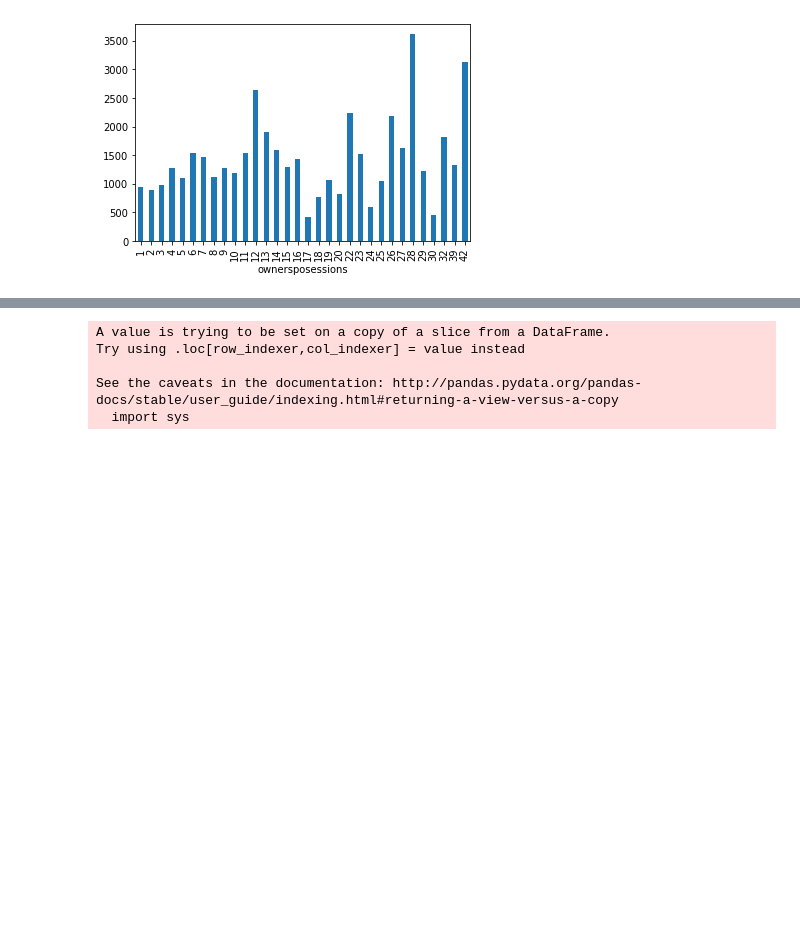
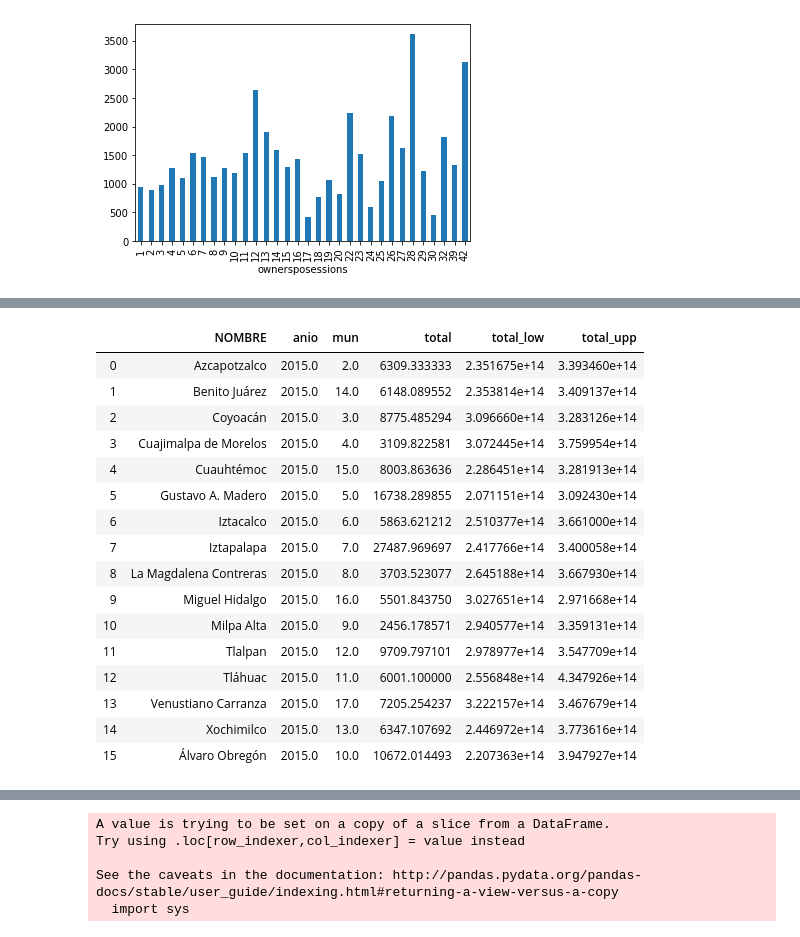
Before and after one commit to elc17/Project_1, a Jupyter notebook: project_1.ipynb, the cells around one changed output, grey strips where cells are left out. Drawn from its saved outputs; the diff is of its cells as text; code cells hidden in the pictures; blank space fills up the shorter version.

```diff
--- a/project_1.ipynb
+++ b/project_1.ipynb
@@ -55,0 +48,24 @@ El total de datos sin n/a son 14154 pero hay 13909 deps con el mismo nombre aunq
+# %%
+Pobreza = NBI.groupby(['NOMBRE'], as_index=False).mean()
+price = data_df.groupby('neighbourhood')['price'].mean()
+price = pd.DataFrame(price)
+price['poverty'] = Pobreza['total'].values
+Pobreza
+# %% [output]
+|  | NOMBRE | anio | mun | total | total_low | total_upp |
+| 0 | Azcapotzalco | 2015.0 | 2.0 | 6309.333333 | 2.351675e+14 | 3.393460e+14 |
+| 1 | Benito Juárez | 2015.0 | 14.0 | 6148.089552 | 2.353814e+14 | 3.409137e+14 |
+| 2 | Coyoacán | 2015.0 | 3.0 | 8775.485294 | 3.096660e+14 | 3.283126e+14 |
+| 3 | Cuajimalpa de Morelos | 2015.0 | 4.0 | 3109.822581 | 3.072445e+14 | 3.759954e+14 |
+| 4 | Cuauhtémoc | 2015.0 | 15.0 | 8003.863636 | 2.286451e+14 | 3.281913e+14 |
+| 5 | Gustavo A. Madero | 2015.0 | 5.0 | 16738.289855 | 2.071151e+14 | 3.092430e+14 |
+| 6 | Iztacalco | 2015.0 | 6.0 | 5863.621212 | 2.510377e+14 | 3.661000e+14 |
+| 7 | Iztapalapa | 2015.0 | 7.0 | 27487.969697 | 2.417766e+14 | 3.400058e+14 |
+| 8 | La Magdalena Contreras | 2015.0 | 8.0 | 3703.523077 | 2.645188e+14 | 3.667930e+14 |
+| 9 | Miguel Hidalgo | 2015.0 | 16.0 | 5501.843750 | 3.027651e+14 | 2.971668e+14 |
+| 10 | Milpa Alta | 2015.0 | 9.0 | 2456.178571 | 2.940577e+14 | 3.359131e+14 |
+| 11 | Tlalpan | 2015.0 | 12.0 | 9709.797101 | 2.978977e+14 | 3.547709e+14 |
+| 12 | Tláhuac | 2015.0 | 11.0 | 6001.100000 | 2.556848e+14 | 4.347926e+14 |
+| 13 | Venustiano Carranza | 2015.0 | 17.0 | 7205.254237 | 3.222157e+14 | 3.467679e+14 |
+| 14 | Xochimilco | 2015.0 | 13.0 | 6347.107692 | 2.446972e+14 | 3.773616e+14 |
+| 15 | Álvaro Obregón | 2015.0 | 10.0 | 10672.014493 | 2.207363e+14 | 3.947927e+14 |
```
Also changed, not shown: parts of 7 cells of this notebook.
